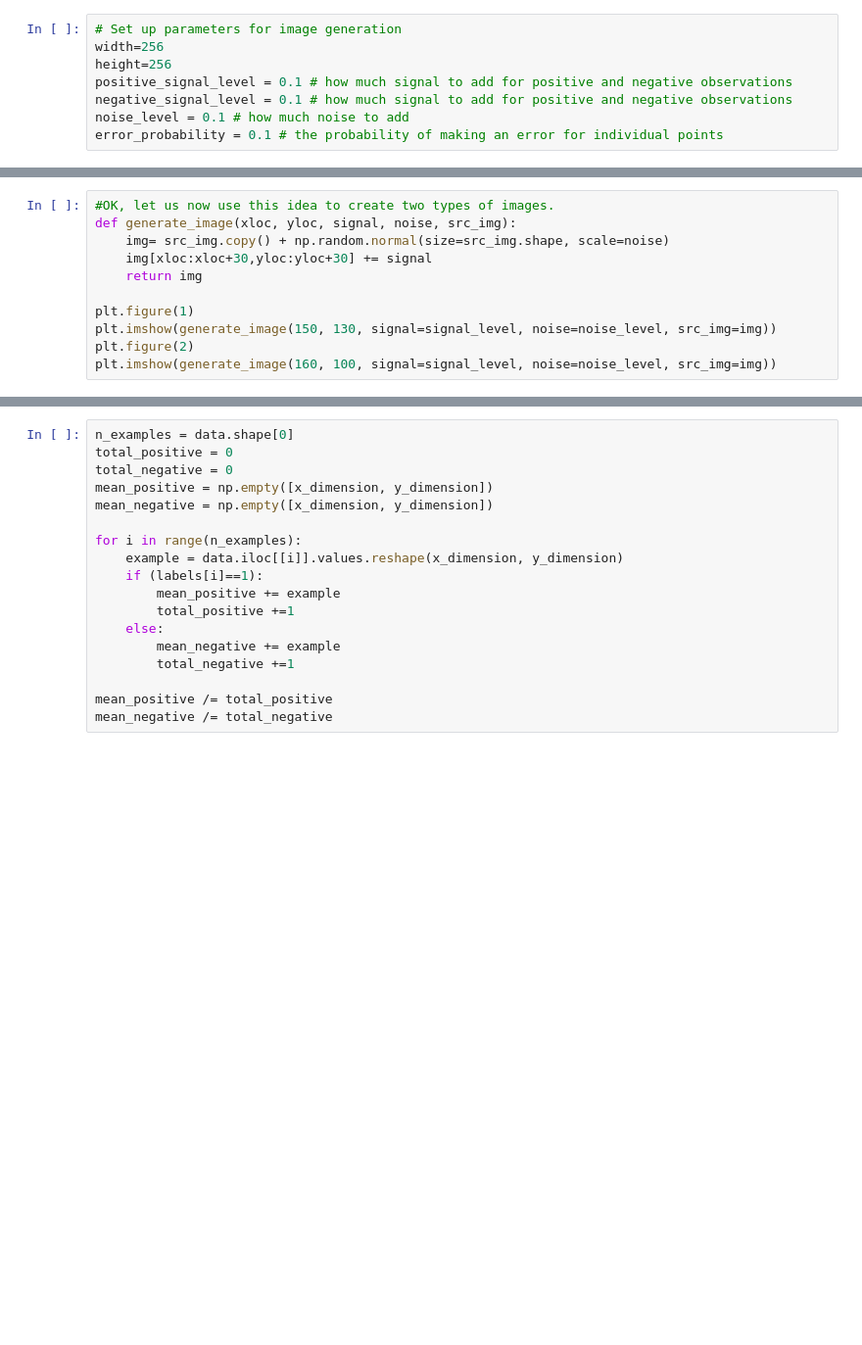
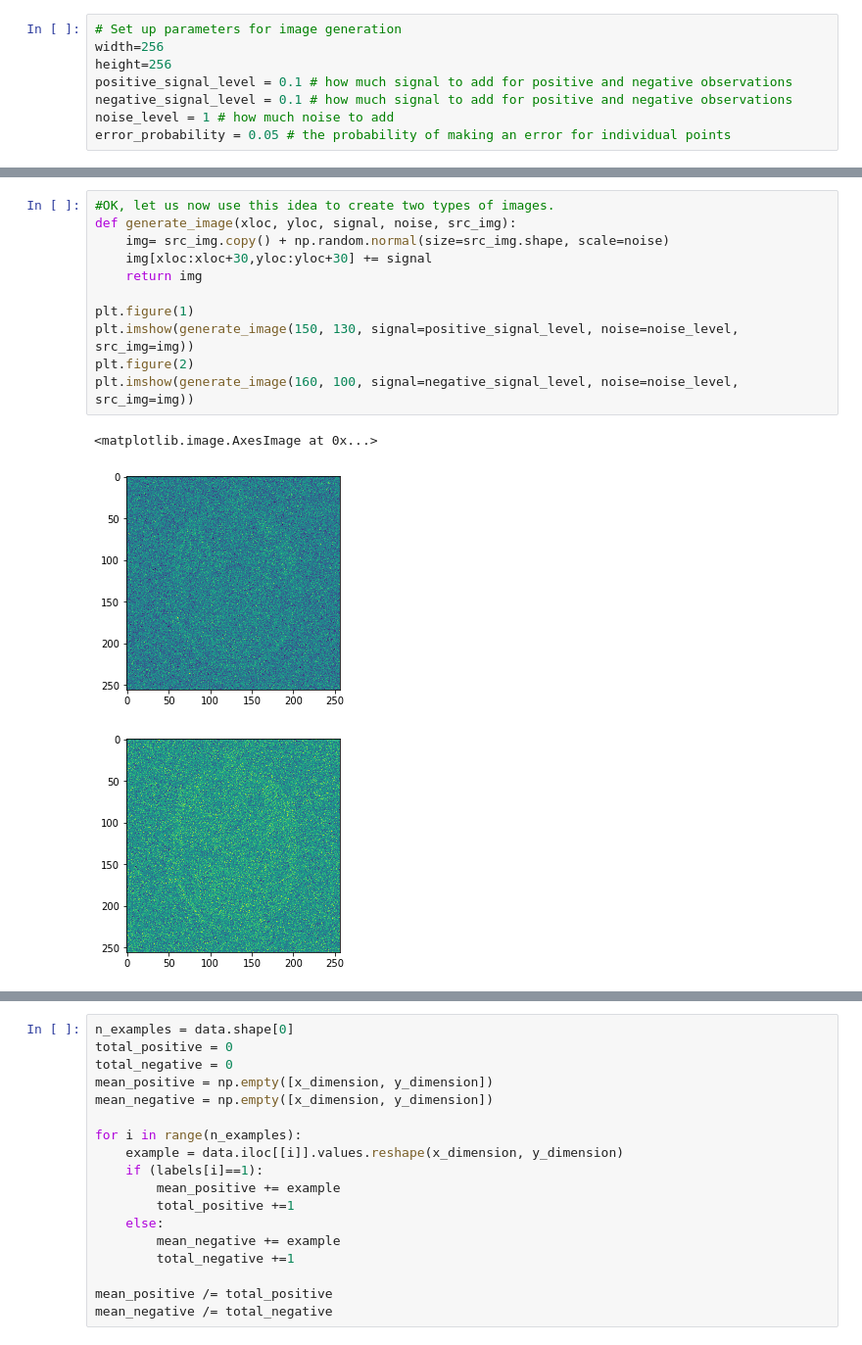
Before and after one commit to olethrosdc/ml-society-science, a Jupyter notebook: src/reproducibility/mri_analysis.ipynb, the cells around one changed output, grey strips where cells are left out. Shown at 98% size. Cells and saved outputs as stored; diff of their text form; blank space fills up the shorter version.

```diff
--- a/src/reproducibility/mri_analysis.ipynb
+++ b/src/reproducibility/mri_analysis.ipynb
@@ -4,5 +4,5 @@ width=256
 height=256
 positive_signal_level = 0.1 # how much signal to add for positive and negative observations
 negative_signal_level = 0.1 # how much signal to add for positive and negative observations
-noise_level = 0.1 # how much noise to add
-error_probability = 0.1 # the probability of making an error for individual points
+noise_level = 1 # how much noise to add
+error_probability = 0.05 # the probability of making an error for individual points
@@ -31,14 +37,18 @@ plt.imshow(img + noise)
 # %%
 #OK, let us now use this idea to create two types of images.
 def generate_image(xloc, yloc, signal, noise, src_img):
     img= src_img.copy() + np.random.normal(size=src_img.shape, scale=noise)
     img[xloc:xloc+30,yloc:yloc+30] += signal
     return img
 
 plt.figure(1)
-plt.imshow(generate_image(150, 130, signal=signal_level, noise=noise_level, src_img=img))
+plt.imshow(generate_image(150, 130, signal=positive_signal_level, noise=noise_level, src_img=img))
 plt.figure(2)
-plt.imshow(generate_image(160, 100, signal=signal_level, noise=noise_level, src_img=img))
+plt.imshow(generate_image(160, 100, signal=negative_signal_level, noise=noise_level, src_img=img))
+# %% [output]
+<matplotlib.image.AxesImage at 0x...>
+[figure, added]
+[figure, added]
 # %%
 # Create a few example images
 n_subjects = 100
```
Also changed, not shown: parts of 8 cells of this notebook.
